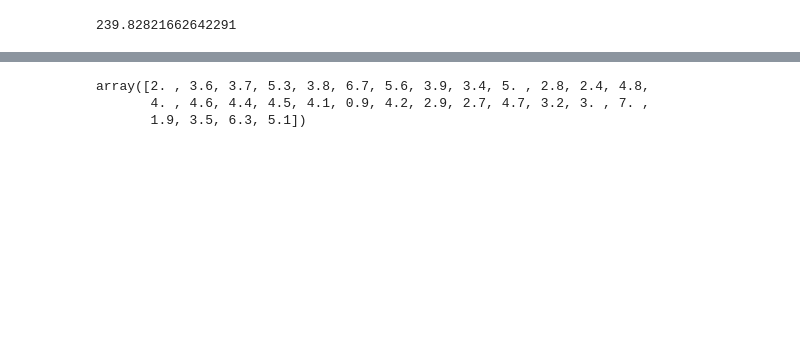
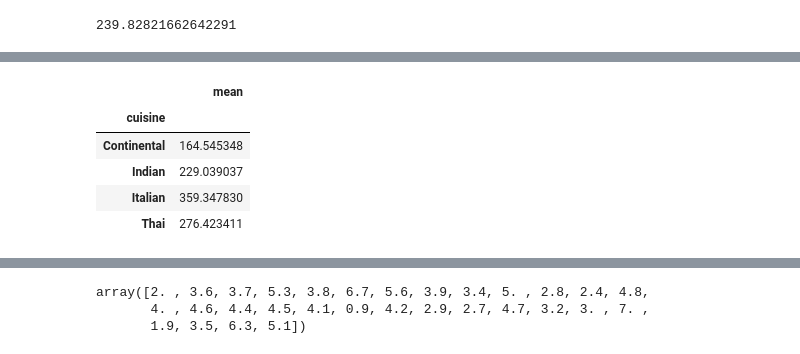
Before and after one commit to IITGuwahati-AI/Learning-Content, a Jupyter notebook: Food_forecast.ipynb, the cells around one changed output, grey strips where cells are left out. Saved outputs shown, nothing was run; the diff lists cells and outputs as text; code cells hidden in the pictures; blank space fills up the shorter version.

```diff
--- a/Food_forecast.ipynb
+++ b/Food_forecast.ipynb
@@ -252,4 +253,13 @@ Continental    11323
 Name: cuisine, dtype: int64
+# %%
+train.groupby('cuisine').num_orders.agg(['mean'])
+# %% [output]
+|  | mean |
+| cuisine |  |
+| Continental | 164.545348 |
+| Indian | 229.039037 |
+| Italian | 359.347830 |
+| Thai | 276.423411 |
 # %%
 sns.barplot(train['cuisine'],train['num_orders'])
 # %% [output]
```
Also changed, not shown: parts of 36 cells of this notebook.
